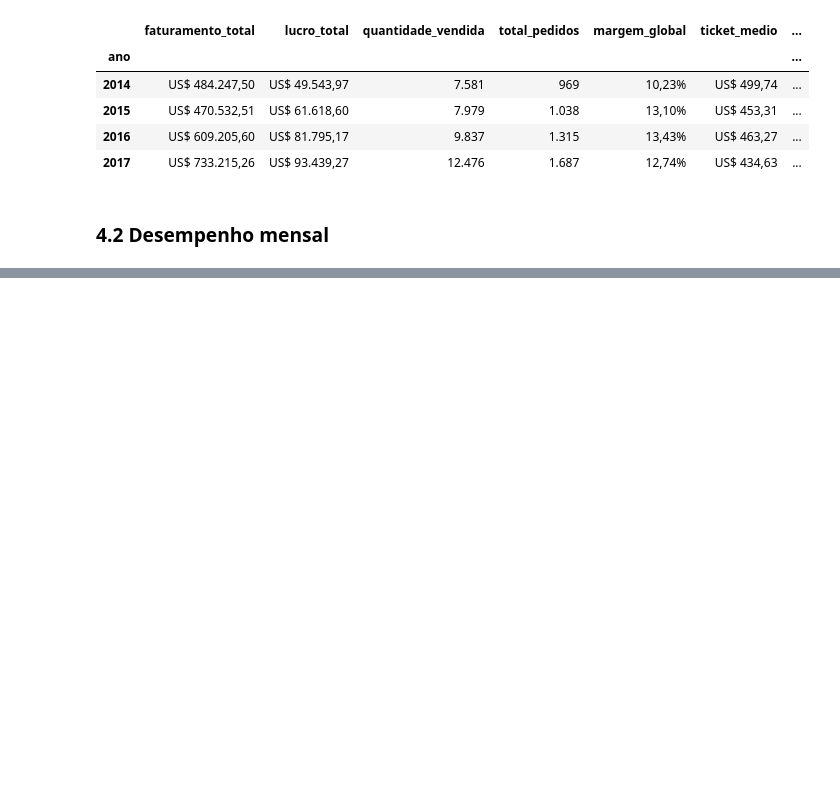
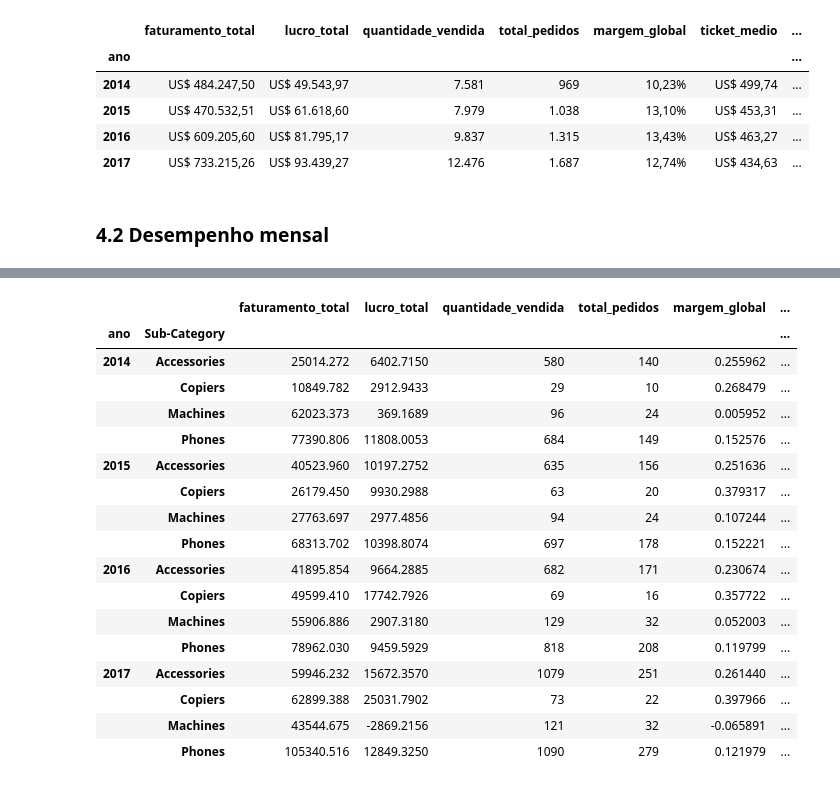
Before and after one commit to Mattanatecn/projetoanalisevendas-SAMPLE-SUPERSTORE, a Jupyter notebook: notebooks/analise_final.ipynb, the cells around one changed output, grey strips where cells are left out. Saved outputs shown, nothing was run; the diff lists cells and outputs as text; code cells hidden in the pictures; blank space fills up the shorter version.

```diff
--- a/notebooks/analise_final.ipynb
+++ b/notebooks/analise_final.ipynb
@@ -277,0 +465,3 @@ resumo_anual_formatado
+# %%
+technology=df[df['Category']=='Technology']
+technology.head()
@@ -277,0 +476,22 @@ resumo_anual_formatado
+# %%
+resumo_technology=resumir_por_grupo(technology,['ano', 'Sub-Category'])
+resumo_technology
+# %% [output]
+|  |  | faturamento_total | lucro_total | quantidade_vendida | total_pedidos | margem_global | ... |
+| ano | Sub-Category |  |  |  |  |  | ... |
+| 2014 | Accessories | 25014.272 | 6402.7150 | 580 | 140 | 0.255962 | ... |
+|  | Copiers | 10849.782 | 2912.9433 | 29 | 10 | 0.268479 | ... |
+|  | Machines | 62023.373 | 369.1689 | 96 | 24 | 0.005952 | ... |
+|  | Phones | 77390.806 | 11808.0053 | 684 | 149 | 0.152576 | ... |
+| 2015 | Accessories | 40523.960 | 10197.2752 | 635 | 156 | 0.251636 | ... |
+|  | Copiers | 26179.450 | 9930.2988 | 63 | 20 | 0.379317 | ... |
+|  | Machines | 27763.697 | 2977.4856 | 94 | 24 | 0.107244 | ... |
+|  | Phones | 68313.702 | 10398.8074 | 697 | 178 | 0.152221 | ... |
+| 2016 | Accessories | 41895.854 | 9664.2885 | 682 | 171 | 0.230674 | ... |
+|  | Copiers | 49599.410 | 17742.7926 | 69 | 16 | 0.357722 | ... |
+|  | Machines | 55906.886 | 2907.3180 | 129 | 32 | 0.052003 | ... |
+|  | Phones | 78962.030 | 9459.5929 | 818 | 208 | 0.119799 | ... |
+| 2017 | Accessories | 59946.232 | 15672.3570 | 1079 | 251 | 0.261440 | ... |
+|  | Copiers | 62899.388 | 25031.7902 | 73 | 22 | 0.397966 | ... |
+|  | Machines | 43544.675 | -2869.2156 | 121 | 32 | -0.065891 | ... |
+|  | Phones | 105340.516 | 12849.3250 | 1090 | 279 | 0.121979 | ... |
```
Also changed, not shown: parts of 17 cells of this notebook.
